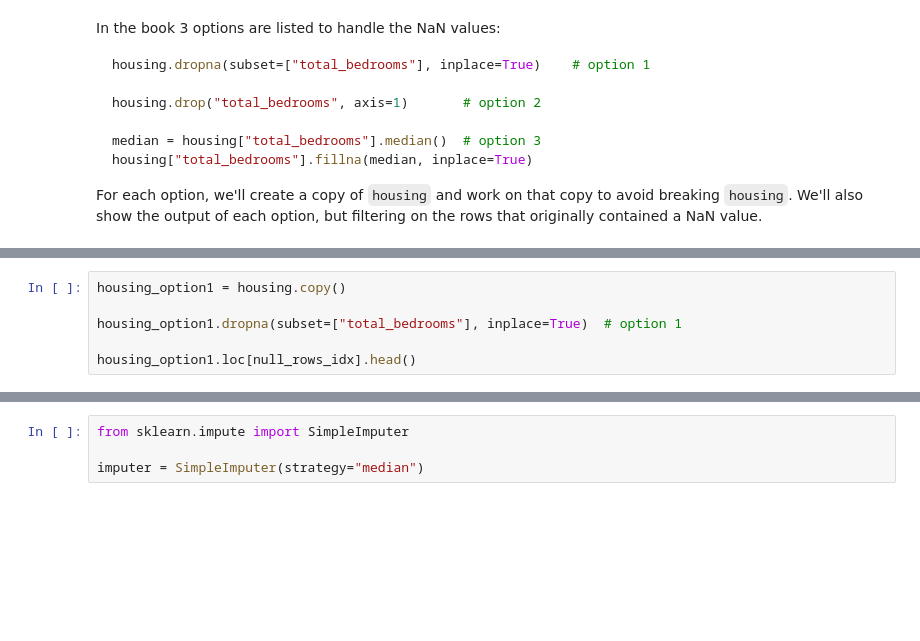
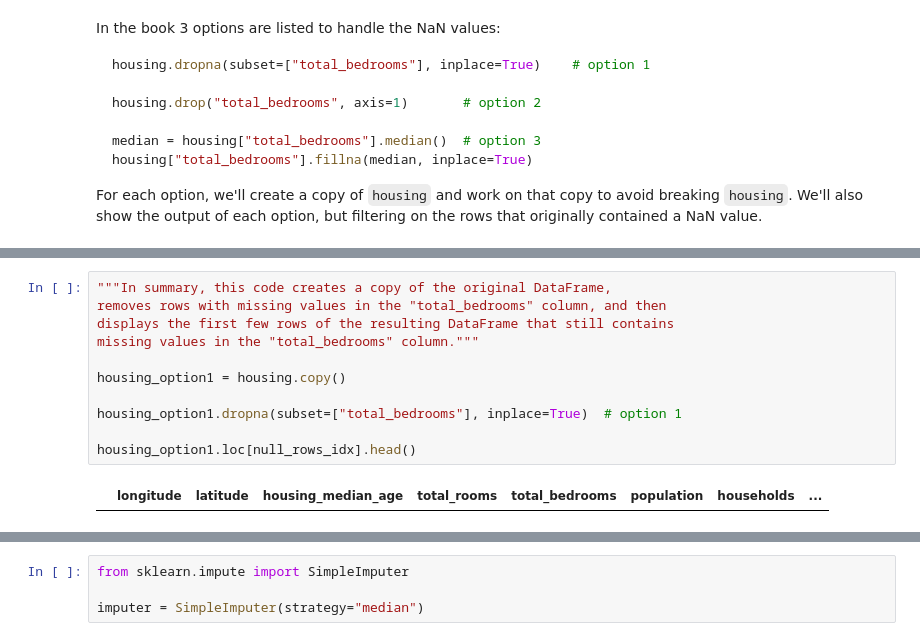
Before and after one commit to colliercoder/handson-ml3, a Jupyter notebook: 02_end_to_end_machine_learning_project.ipynb, the cells around one changed output, grey strips where cells are left out. Cells and saved outputs as stored; diff of their text form; blank space fills up the shorter version.

```diff
--- a/02_end_to_end_machine_learning_project.ipynb
+++ b/02_end_to_end_machine_learning_project.ipynb
@@ -562,9 +571,16 @@ housing.loc[null_rows_idx].head()
-# %%
-housing_option1 = housing.copy()
-
-housing_option1.dropna(subset=["total_bedrooms"], inplace=True)  # option 1
-
-housing_option1.loc[null_rows_idx].head()
+# %%
+"""In summary, this code creates a copy of the original DataFrame,
+removes rows with missing values in the "total_bedrooms" column, and then
+displays the first few rows of the resulting DataFrame that still contains
+missing values in the "total_bedrooms" column."""
+
+housing_option1 = housing.copy()
+
+housing_option1.dropna(subset=["total_bedrooms"], inplace=True)  # option 1
+
+housing_option1.loc[null_rows_idx].head()
+# %% [output]
+|  | longitude | latitude | housing_median_age | total_rooms | total_bedrooms | population | households | ... |
 # %%
 housing_option2 = housing.copy()
 
```
Also changed, not shown: parts of 26 cells of this notebook.
